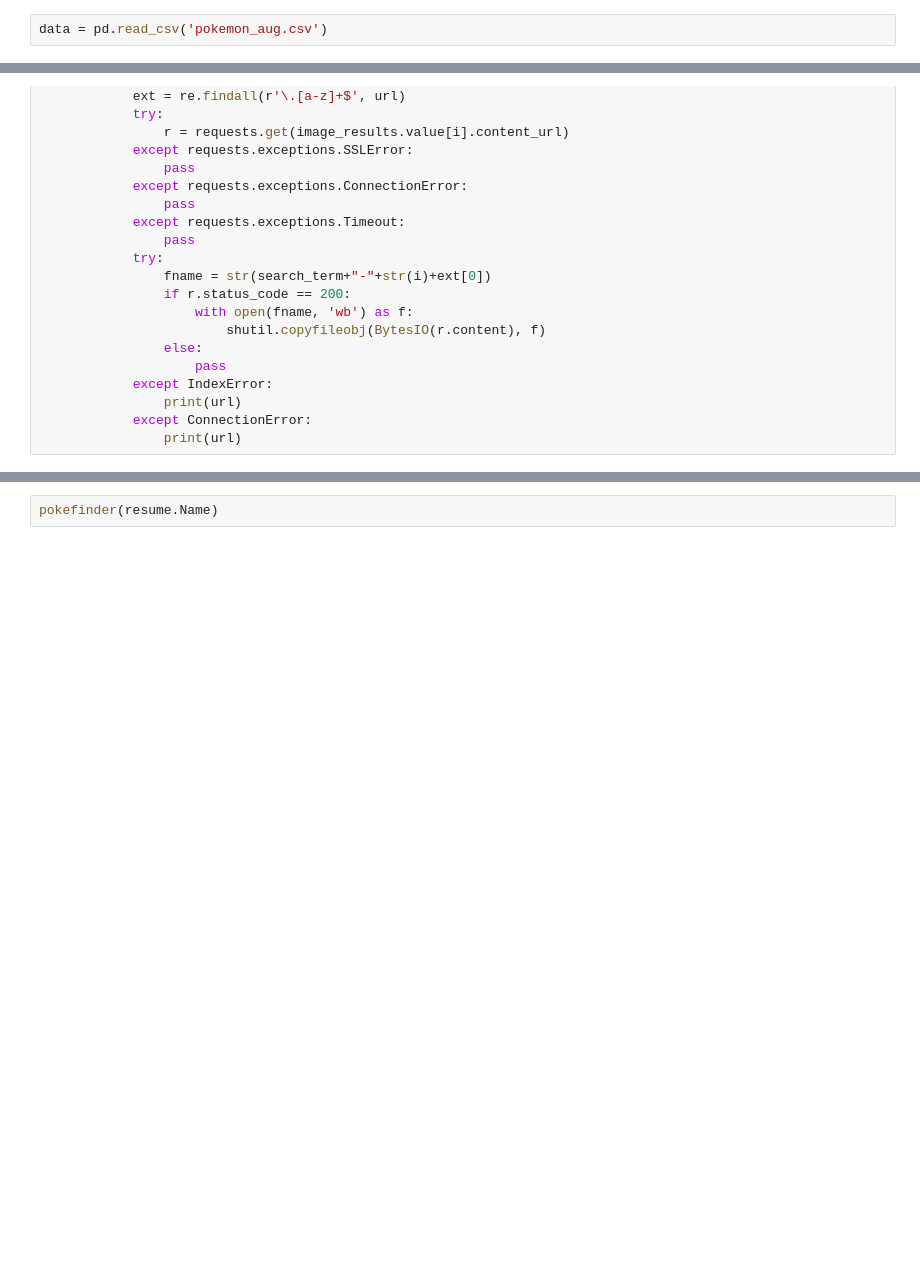
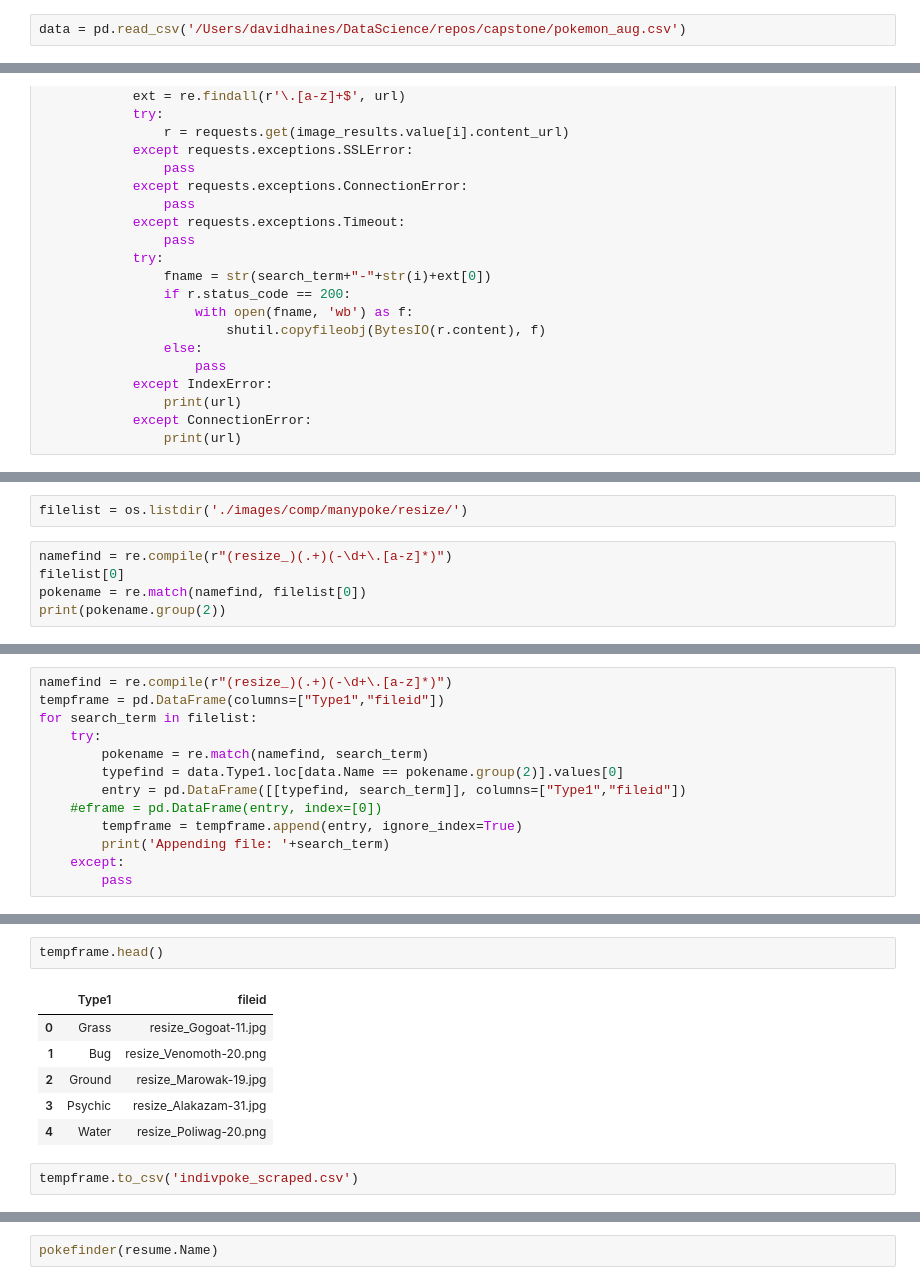
Before and after one commit to davidhainesiii/PokemonClassifier, a Jupyter notebook: imagescraper.ipynb, the cells around one changed output, grey strips where cells are left out. Cells and saved outputs as stored; diff of their text form; blank space fills up the shorter version.

```diff
--- a/imagescraper.ipynb
+++ b/imagescraper.ipynb
@@ -14,7 +15,7 @@ import numpy as np
 from azure.cognitiveservices.search.imagesearch import ImageSearchAPI
 from msrest.authentication import CognitiveServicesCredentials
 # %%
-data = pd.read_csv('pokemon_aug.csv')
+data = pd.read_csv('/Users/davidhaines/DataScience/repos/capstone/pokemon_aug.csv')
 # %%
 data.head()
 # %% [output]
@@ -128,0 +88,7 @@ ReadTimeout: HTTPConnectionPool(host='orig12.deviantart.net', port=80): Read tim
+# %%
+filelist = os.listdir('./images/comp/manypoke/resize/')
+# %%
+namefind = re.compile(r"(resize_)(.+)(-\d+\.[a-z]*)")
+filelist[0]
+pokename = re.match(namefind, filelist[0])
+print(pokename.group(2))
@@ -128,0 +101,13 @@ ReadTimeout: HTTPConnectionPool(host='orig12.deviantart.net', port=80): Read tim
+# %%
+namefind = re.compile(r"(resize_)(.+)(-\d+\.[a-z]*)")
+tempframe = pd.DataFrame(columns=["Type1","fileid"])
+for search_term in filelist:
+    try:
+        pokename = re.match(namefind, search_term)
+        typefind = data.Type1.loc[data.Name == pokename.group(2)].values[0]
+        entry = pd.DataFrame([[typefind, search_term]], columns=["Type1","fileid"])
+    #eframe = pd.DataFrame(entry, index=[0])
+        tempframe = tempframe.append(entry, ignore_index=True)
+        print('Appending file: '+search_term)
+    except:
+        pass
@@ -128,0 +132,11 @@ ReadTimeout: HTTPConnectionPool(host='orig12.deviantart.net', port=80): Read tim
+# %%
+tempframe.head()
+# %% [output]
+|  | Type1 | fileid |
+| 0 | Grass | resize_Gogoat-11.jpg |
+| 1 | Bug | resize_Venomoth-20.png |
+| 2 | Ground | resize_Marowak-19.jpg |
+| 3 | Psychic | resize_Alakazam-31.jpg |
+| 4 | Water | resize_Poliwag-20.png |
+# %%
+tempframe.to_csv('indivpoke_scraped.csv')
```
Also changed, not shown: parts of 10 cells of this notebook, 3 other files.
